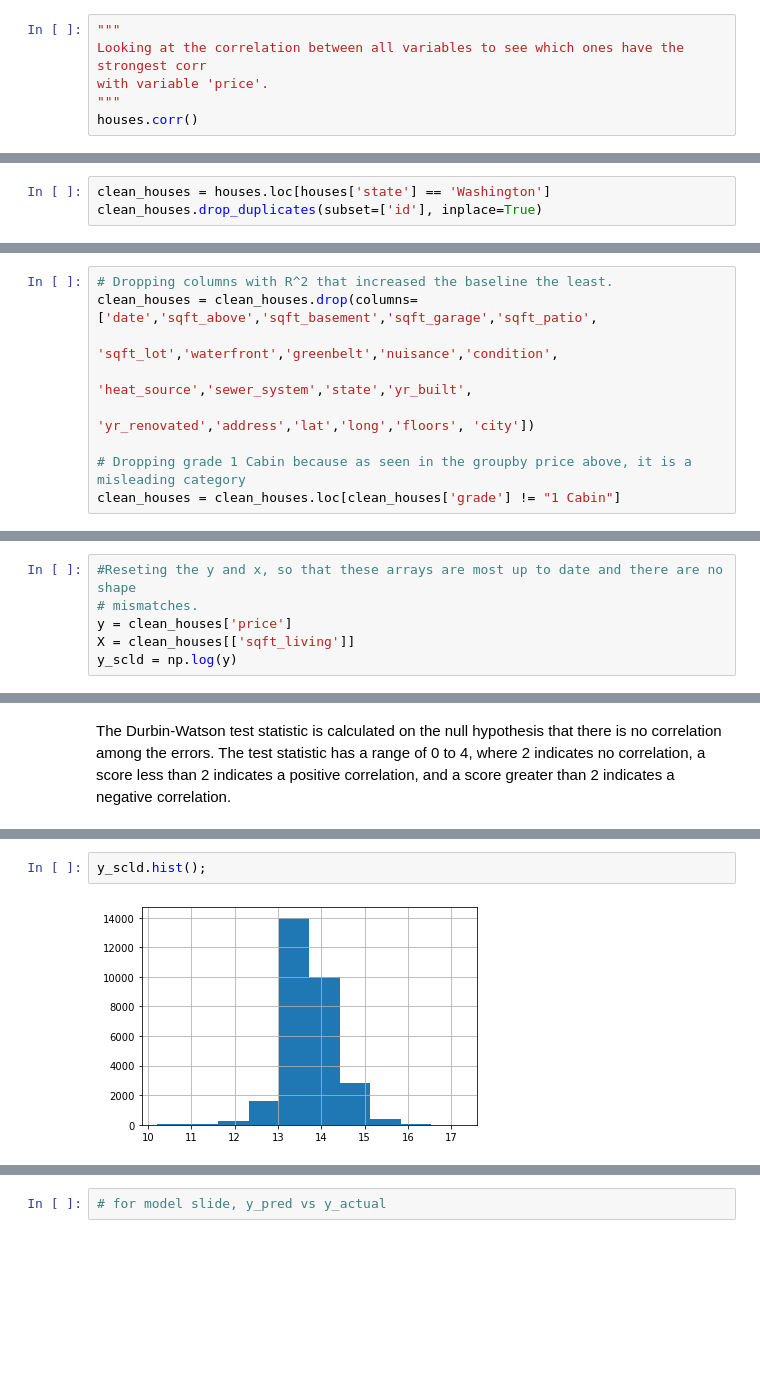
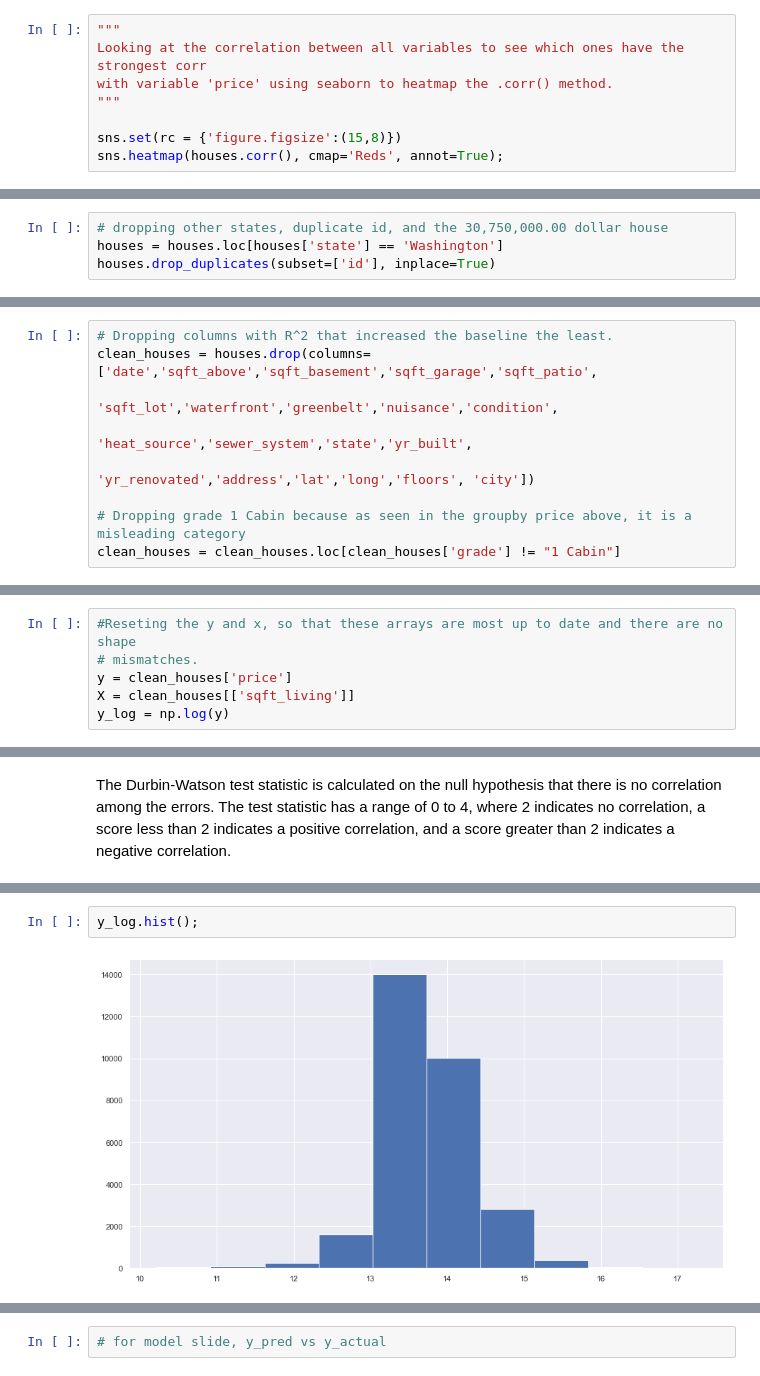
Before and after one commit to vladiseki/Housing_Prices_P2_Project, a Jupyter notebook: Final_notebook.ipynb, the cells around one changed output, grey strips where cells are left out. Drawn from its saved outputs; the diff is of its cells as text; blank space fills up the shorter version.

```diff
--- a/Final_notebook.ipynb
+++ b/Final_notebook.ipynb
@@ -132,7 +139,9 @@ houses['yr_sold'] = pd.to_datetime(houses['date'], infer_datetime_format=True).d
 # %%
 """
 Looking at the correlation between all variables to see which ones have the strongest corr
-with variable 'price'.
+with variable 'price' using seaborn to heatmap the .corr() method.
 """
-houses.corr()
+
+sns.set(rc = {'figure.figsize':(15,8)})
+sns.heatmap(houses.corr(), cmap='Reds', annot=True);
 # %% [output]
@@ -163,3 +185,4 @@ clean_houses['state'].value_counts()
 # %%
-clean_houses = houses.loc[houses['state'] == 'Washington']
-clean_houses.drop_duplicates(subset=['id'], inplace=True)
+# dropping other states, duplicate id, and the 30,750,000.00 dollar house
+houses = houses.loc[houses['state'] == 'Washington']
+houses.drop_duplicates(subset=['id'], inplace=True)
@@ -463,6 +640,6 @@ strong multicollinearity or other numerical problems.
 # %%
 # Dropping columns with R^2 that increased the baseline the least.
-clean_houses = clean_houses.drop(columns=['date','sqft_above','sqft_basement','sqft_garage','sqft_patio',
+clean_houses = houses.drop(columns=['date','sqft_above','sqft_basement','sqft_garage','sqft_patio',
                                               'sqft_lot','waterfront','greenbelt','nuisance','condition',
                                               'heat_source','sewer_system','state','yr_built',
                                               'yr_renovated','address','lat','long','floors', 'city'])
@@ -493,7 +670,7 @@ memory usage: 2.2+ MB
 # mismatches.
 y = clean_houses['price']
 X = clean_houses[['sqft_living']]
-y_scld = np.log(y)
+y_log = np.log(y)
 # %%
 """
 Creating a new dataframe with all of our categorical variables getting dummies, so that
@@ -639,4 +845,4 @@ sm.qqplot(final_resids, line='r');
 # %%
-y_scld.hist();
+y_log.hist();
 # %% [output]
-[figure, old version]
+[figure, new version]
```
Also changed, not shown: parts of 120 cells of this notebook, 6 other files.
